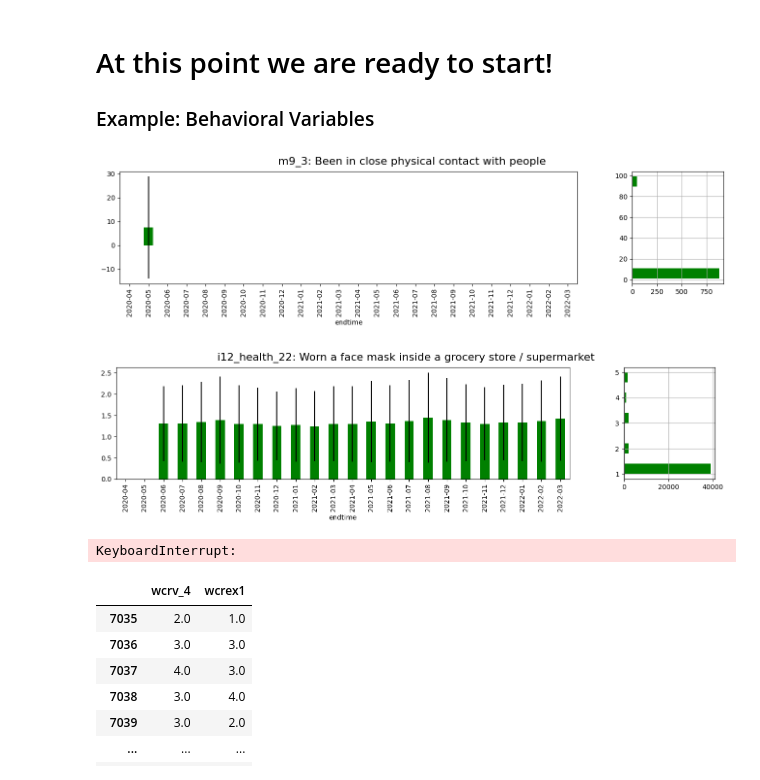
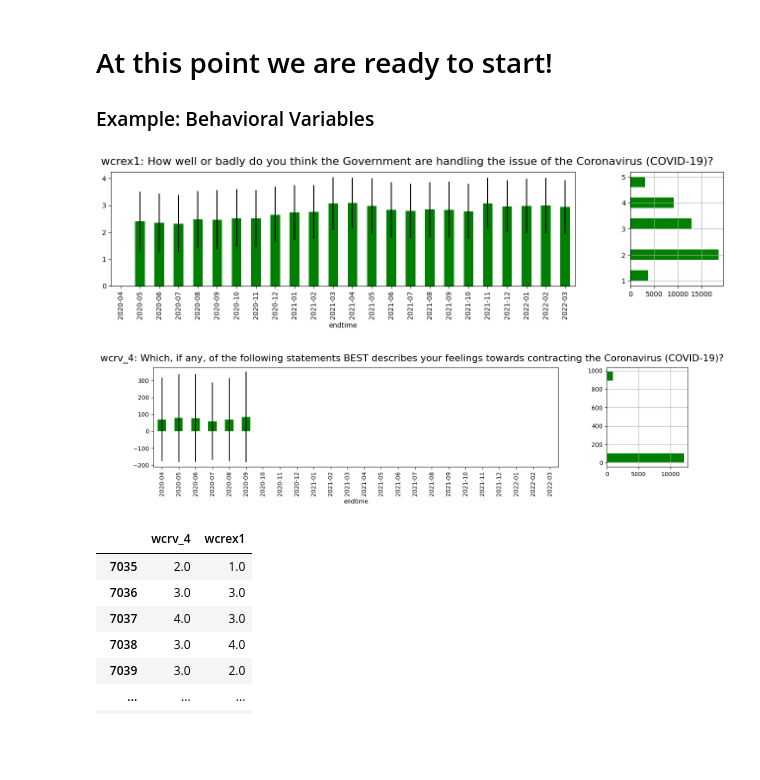
Before and after one commit to sevenbanisch/hackthon_yougov_data, a Jupyter notebook: hackathon/Joris/loadandcleandata.ipynb, the cells around one changed output. Cells and saved outputs as stored; diff of their text form; code cells hidden in the pictures; blank space fills up the shorter version.

Commit message:
made pretty plots

```diff
--- a/hackathon/Joris/loadandcleandata.ipynb
+++ b/hackathon/Joris/loadandcleandata.ipynb
@@ -276,17 +239,17 @@ def myhistplot(item):
 
 ### Example: Behavioral Variables
 # %%
-question1 = 'm9_3'
-question2 = 'i12_health_22'
+question1 = 'wcrex1'
+question2 = 'wcrv_4'
 
 items_behavior = [ i for i in remaining_cols if question1 in i]
 items_behavior.extend([question2])
 %matplotlib inline
 for i in items_behavior:
-    myerrorplot(i)
+     myerrorplot(i)
 # %% [output]
-[figure, old version]
+[figure, new version]
-[figure, old version]
+[figure, new version]
 # %%
 #print('Will be deleted:')
 for col in df:
@@ -299,13 +262,11 @@ todrop = []
 for index, row in df.iterrows():
     if np.isnan(np.array(row)).any():
         todrop.append(index)
-    if row[question1]> 900:
+    if row[question2]> 900:
         todrop.append(index)
 
 
 df = df.drop(index = todrop)
-# %% [output]
-KeyboardInterrupt:
 # %%
 df
 # %% [output]
```
Also changed, not shown: parts of 4 cells of this notebook, 1 other file.
